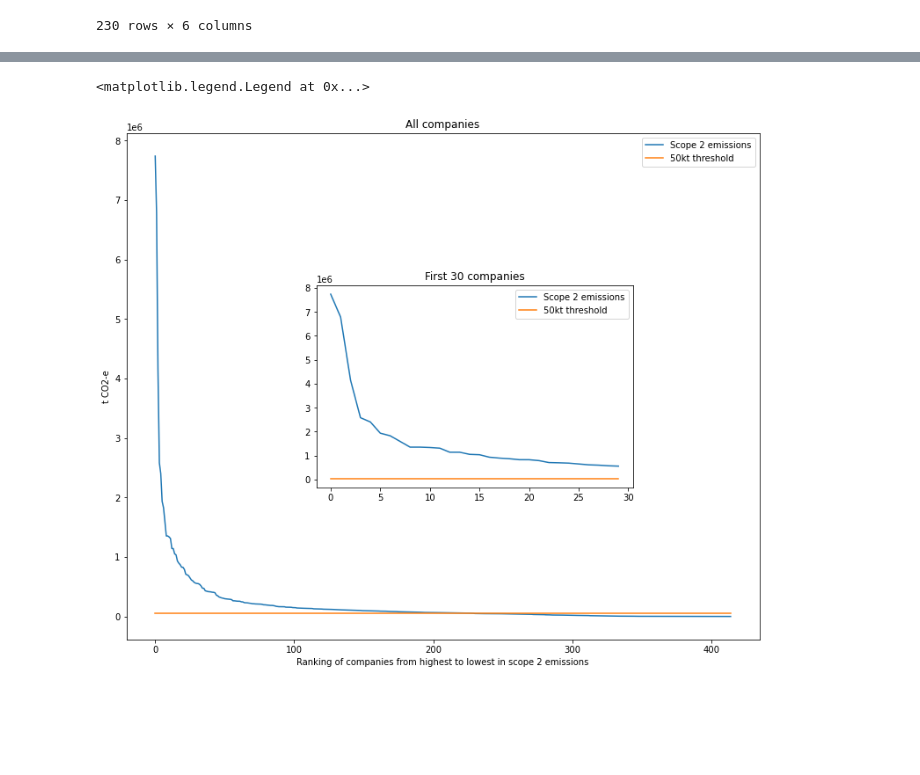
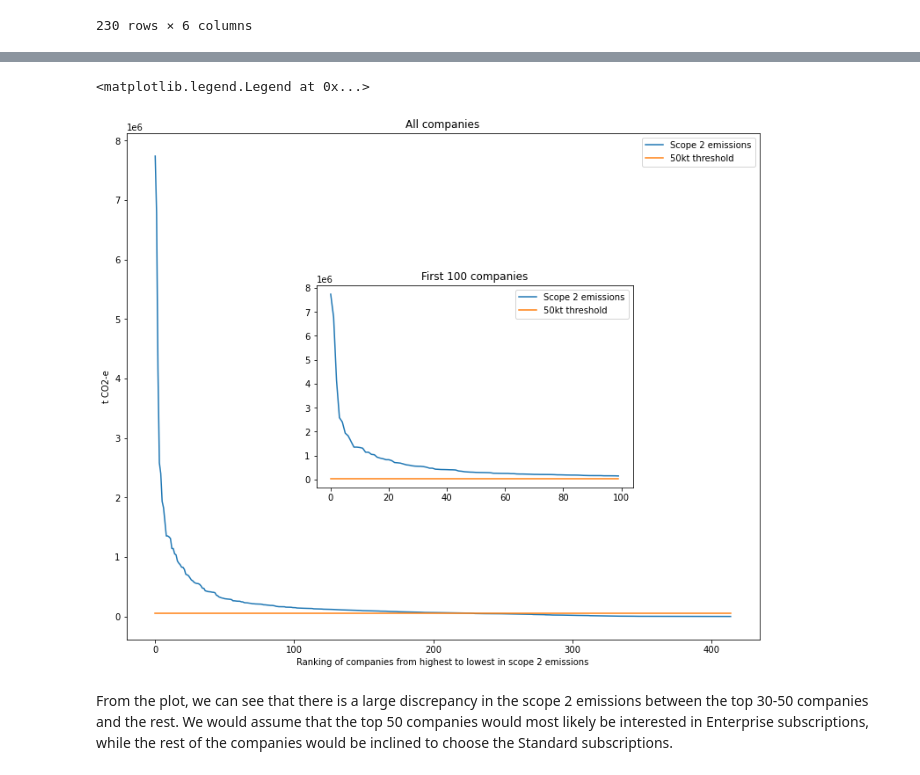
Before and after one commit to nathan-wien/engg4900-data, a Jupyter notebook: C&I Market - NGER Analysis.ipynb, the cells around one changed output, grey strips where cells are left out. Saved outputs shown, nothing was run; the diff lists cells and outputs as text; code cells hidden in the pictures; blank space fills up the shorter version.

```diff
--- a/C&I Market - NGER Analysis.ipynb
+++ b/C&I Market - NGER Analysis.ipynb
@@ -194,26 +178,28 @@ scope2 = nger_1920['Scope 2 (tCO2-e)']
 # %%
 scope2 = scope2.sort_values(ascending=False)
 # %%
-top = 30
+top = 100
 portion = scope2[:top]
 
 fig = plt.figure(figsize=(10, 8))
 
 axes1 = fig.add_axes([0, 0, 1, 1])
 axes1.plot(np.arange(len(scope2)), scope2)
 axes1.plot(np.arange(len(scope2)), [50*1000] * len(scope2))
 axes1.legend(['Scope 2 emissions', '50kt threshold'])
 axes1.set_xlabel('Company indices from highest to lowest in scope 2 emissions')
 axes1.set_ylabel('t CO2-e')
 axes1.title.set_text('All companies')
 
 axes2 = fig.add_axes([0.3, 0.3, 0.5, 0.4]) # left, bottom, width, height
 axes2.title.set_text(f'First {top} companies')
 axes2.plot(np.arange(len(portion)), portion)
 axes2.plot(np.arange(len(portion)), [50*1000] * len(portion))
 axes1.set_xlabel('Ranking of companies from highest to lowest in scope 2 emissions')
 axes1.set_ylabel('t CO2-e')
 axes2.legend(['Scope 2 emissions', '50kt threshold'])
 # %% [output]
 <matplotlib.legend.Legend at 0x...>
-[figure, old version]
+[figure, new version]
+# %% [markdown]
+From the plot, we can see that there is a large discrepancy in the scope 2 emissions between the top 30-50 companies and the rest. We would assume that the top 50 companies would most likely be interested in Enterprise subscriptions, while the rest of the companies would be inclined to choose the Standard subscriptions.
```
Also changed, not shown: parts of 5 cells of this notebook.
